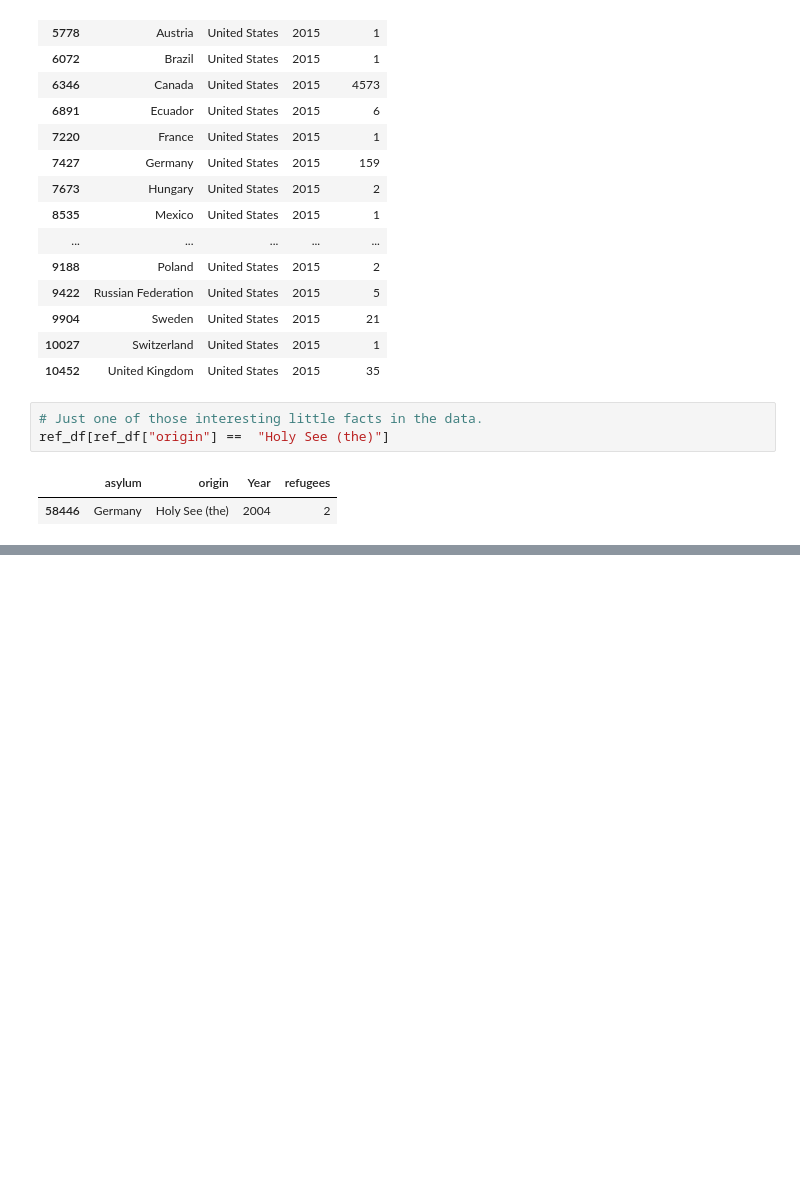
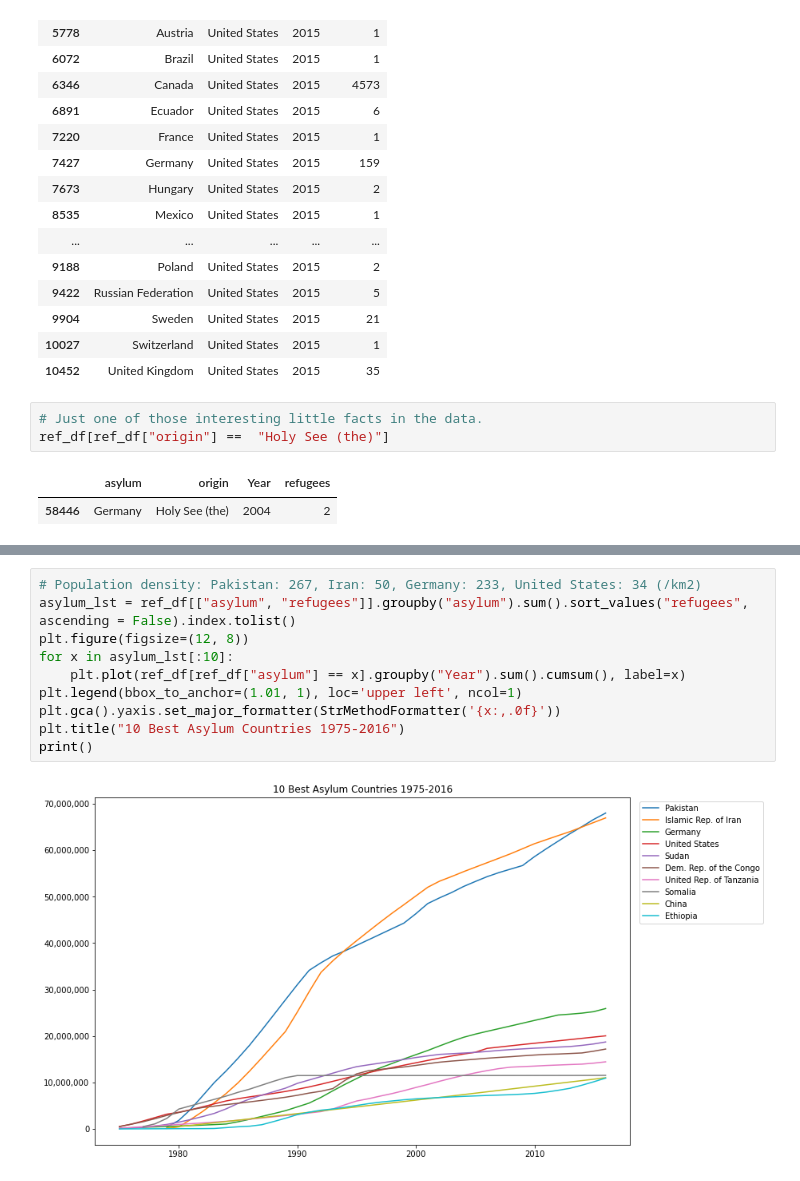
Before and after one commit to nss-data-science-cohort-5/un_exploration-ripplesphere, a Jupyter notebook: notebooks/UN_Data_Refugees_InOne.ipynb, the cells around one changed output, grey strips where cells are left out. Saved outputs shown, nothing was run; the diff lists cells and outputs as text; blank space fills up the shorter version.

```diff
--- a/notebooks/UN_Data_Refugees_InOne.ipynb
+++ b/notebooks/UN_Data_Refugees_InOne.ipynb
@@ -109,0 +121,12 @@ print()
+# %%
+# Population density: Pakistan: 267, Iran: 50, Germany: 233, United States: 34 (/km2)
+asylum_lst = ref_df[["asylum", "refugees"]].groupby("asylum").sum().sort_values("refugees", ascending = False).index.tolist()
+plt.figure(figsize=(12, 8))
+for x in asylum_lst[:10]:
+    plt.plot(ref_df[ref_df["asylum"] == x].groupby("Year").sum().cumsum(), label=x)
+plt.legend(bbox_to_anchor=(1.01, 1), loc='upper left', ncol=1)
+plt.gca().yaxis.set_major_formatter(StrMethodFormatter('{x:,.0f}'))
+plt.title("10 Best Asylum Countries 1975-2016")
+print()
+# %% [output]
+[figure, added]
```
Also changed, not shown: parts of 6 cells of this notebook, 2 other files.
